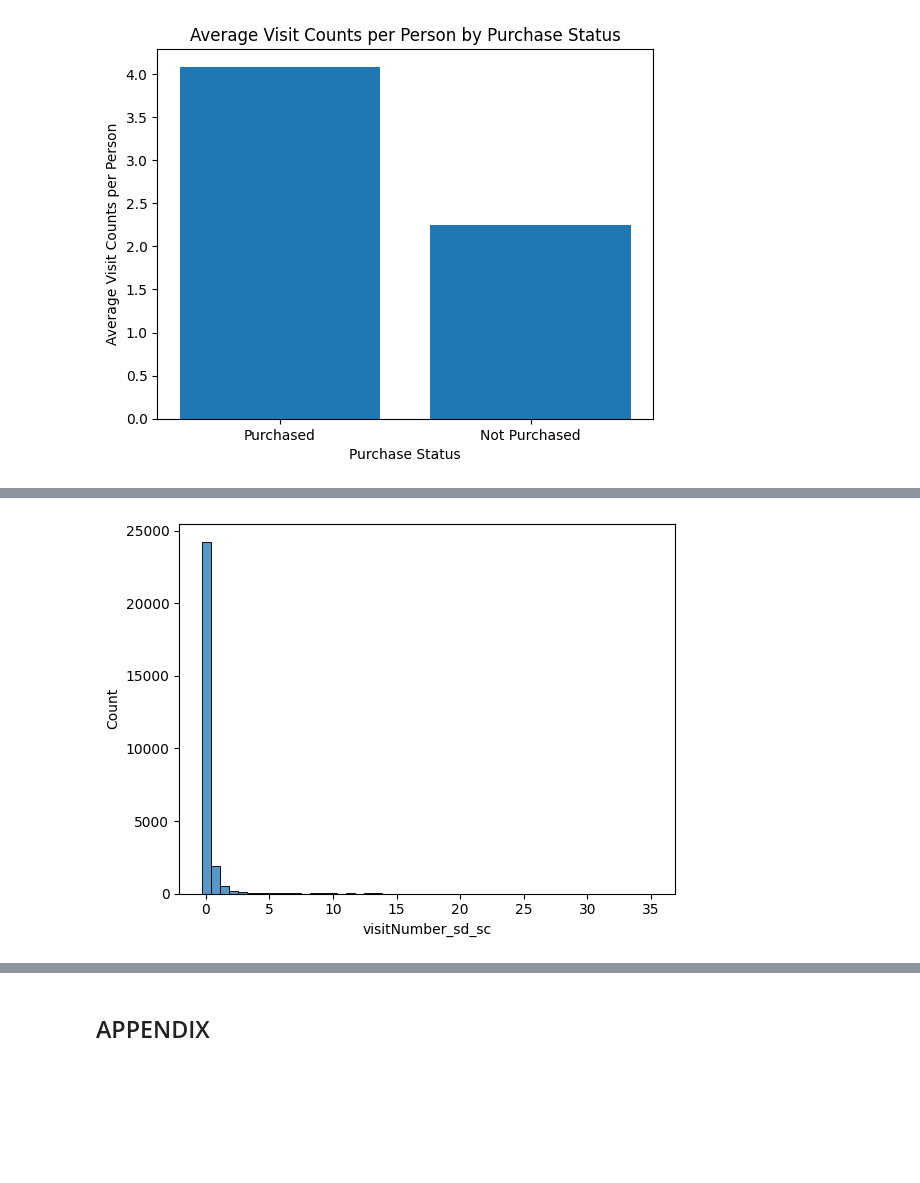
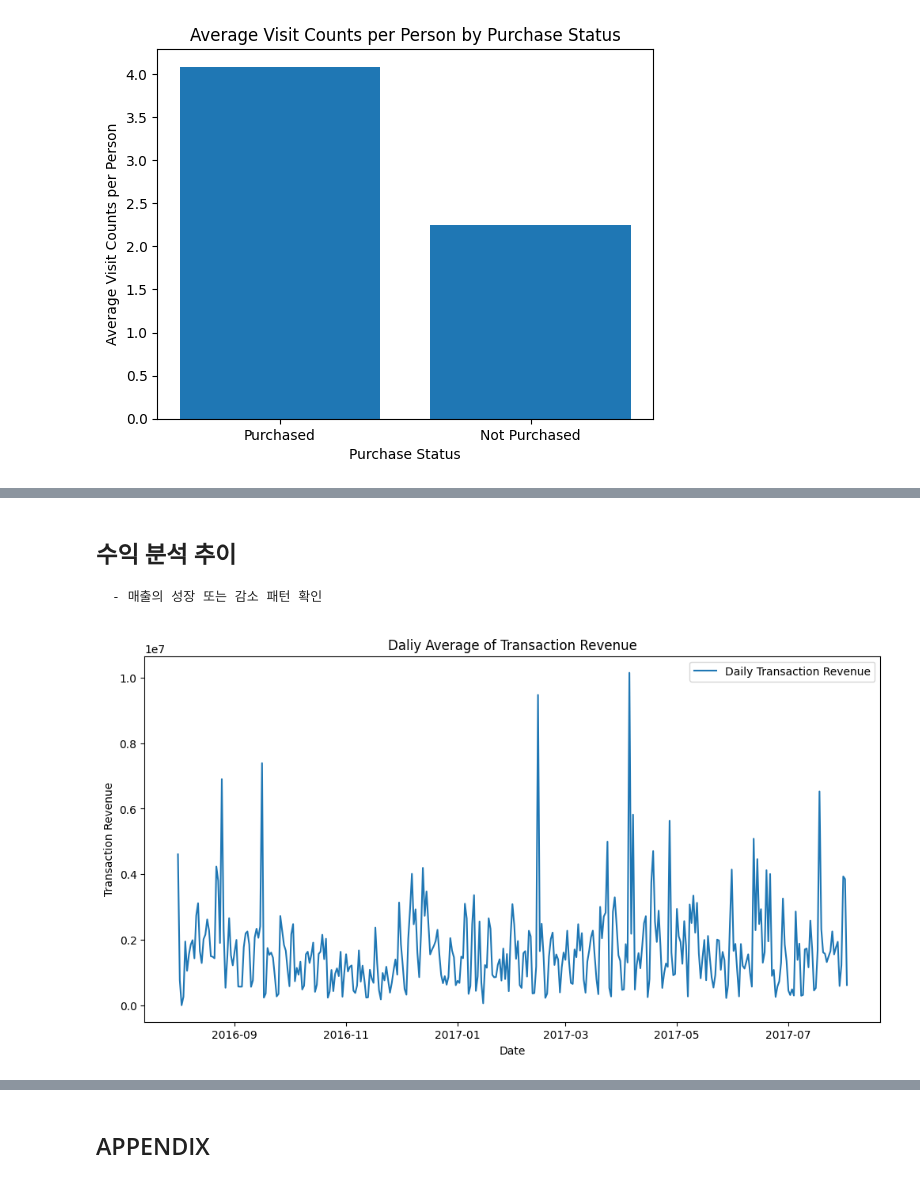
Before and after one commit to DIB-PP/-, a Jupyter notebook: project3_GA4_수경.ipynb, the cells around one changed output, grey strips where cells are left out. Cells and saved outputs as stored; diff of their text form; code cells hidden in the pictures; blank space fills up the shorter version.

```diff
--- a/project3_GA4_수경.ipynb
+++ b/project3_GA4_수경.ipynb
@@ -343,10 +342,17 @@ plt.show()
-# %%
-not_purchased_revisit_df = pd.DataFrame(revisit_customer)
-from sklearn.preprocessing import StandardScaler
-sd_sc = StandardScaler()
-revisit_df['visitNumber_sd_sc'] = sd_sc.fit_transform(revisit_df[['visitNumber']])
-
-sns.histplot(data = revisit_df['visitNumber_sd_sc'], bins = 50)
-plt.show()
-# %% [output]
-[figure, removed]
+# %% [markdown]
+## 수익 분석 추이
+    - 매출의 성장 또는 감소 패턴 확인
+# %%
+# 일자별 평균 매출액
+daily_avg_revenue = pd.DataFrame(df3.groupby(df3['new_visitStartTime'].dt.date)['transactionRevenue'].mean())
+
+# 일별 평균 매출액 추이
+plt.figure(figsize = (12, 6))
+plt.plot(daily_avg_revenue,  label = 'Daily Transaction Revenue')
+plt.xlabel('Date')
+plt.ylabel('Transaction Revenue')
+plt.title('Daliy Average of Transaction Revenue')
+plt.legend()
+plt.show()
+# %% [output]
+[figure, added]
```
Also changed, not shown: parts of 7 cells of this notebook.
